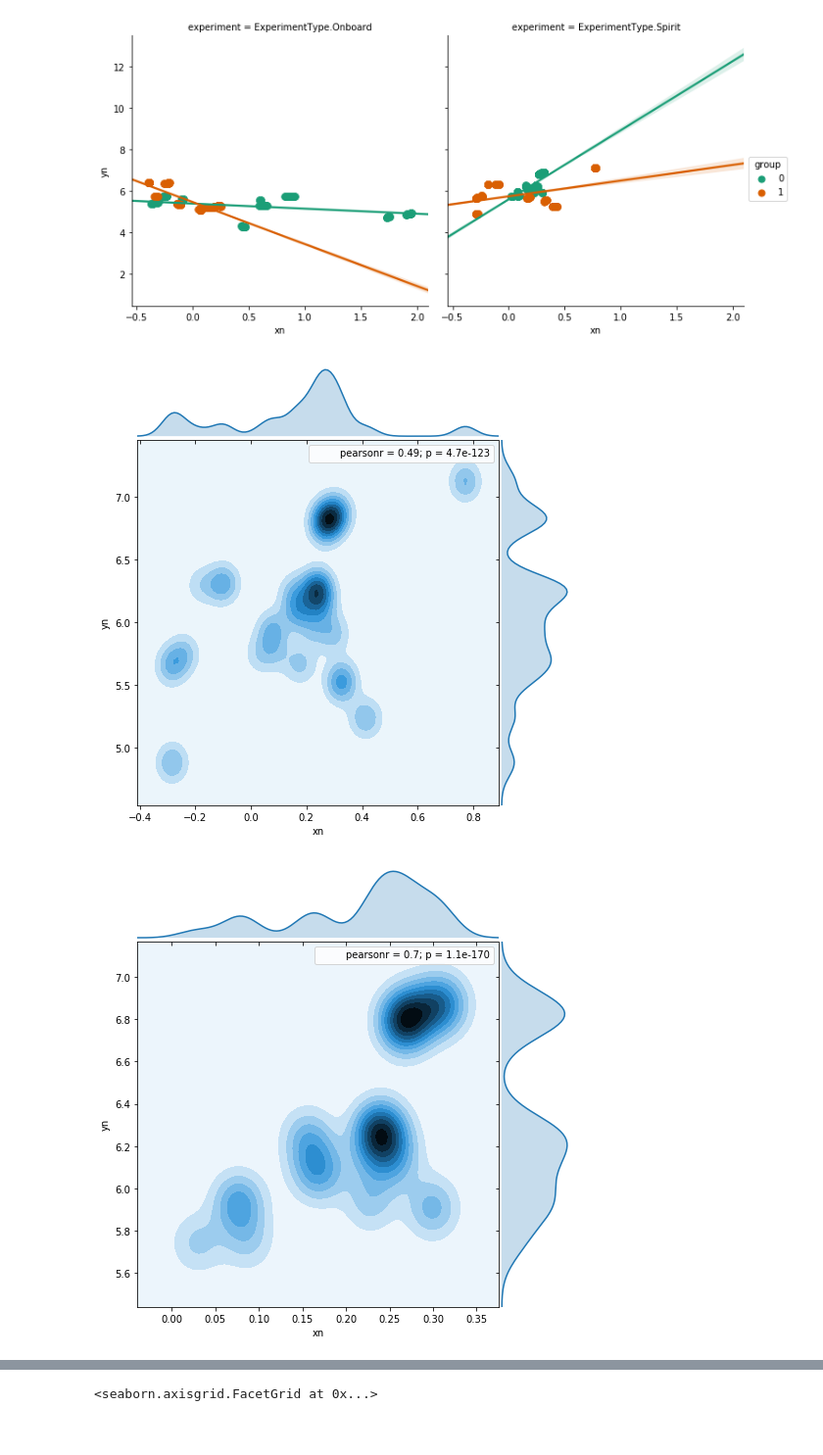
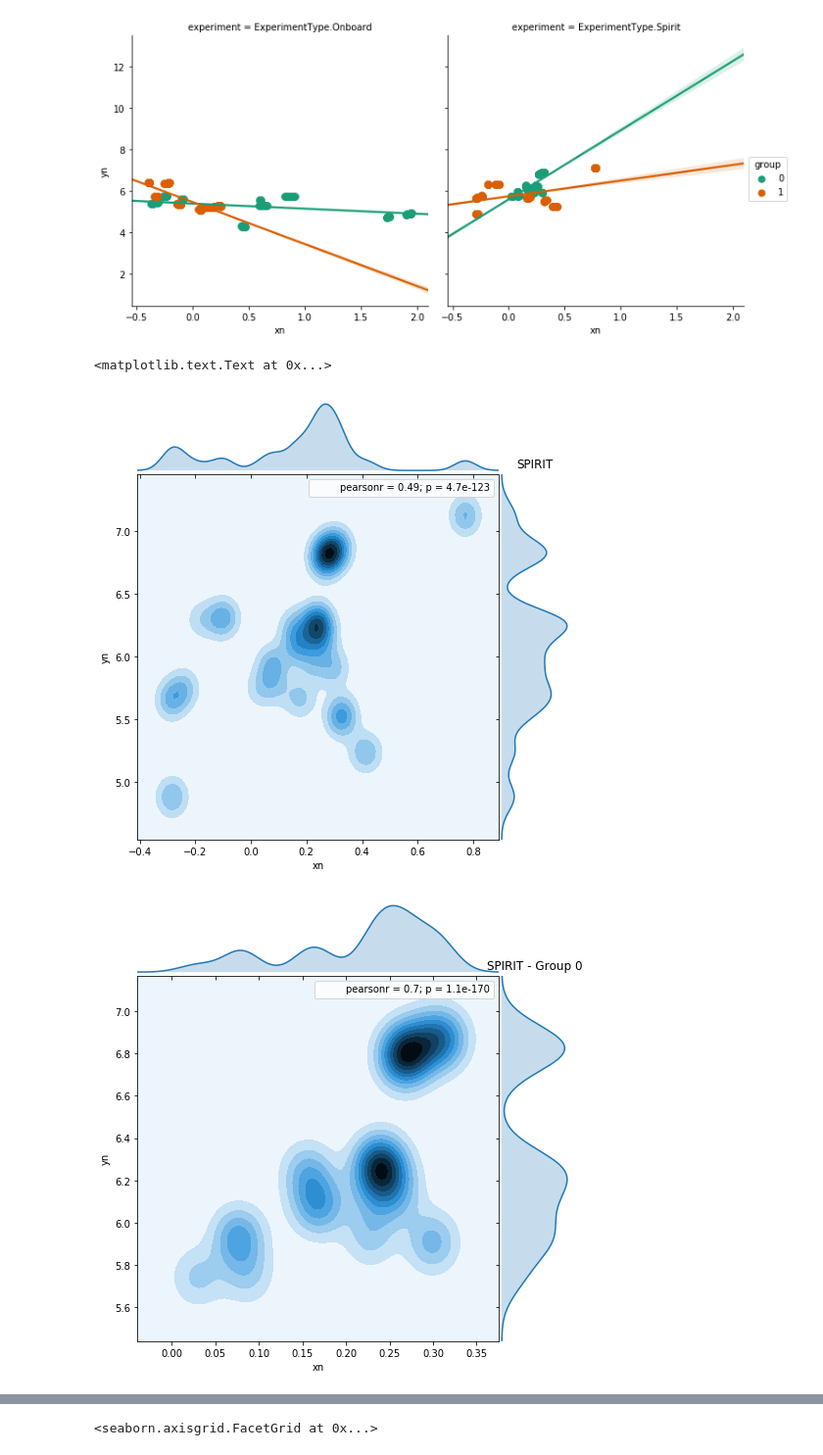
Before and after one commit to ahermassi/spirit, a Jupyter notebook: analysis/Analysis_Py3.ipynb, the cells around one changed output, grey strips where cells are left out. Shown at 98% size. Cells and saved outputs as stored; diff of their text form; code cells hidden in the pictures.

```diff
--- a/analysis/Analysis_Py3.ipynb
+++ b/analysis/Analysis_Py3.ipynb
@@ -563,8 +604,12 @@ sns.lmplot(x="xn", y="yn", col="experiment", hue="group", data=results[results.a
 [figure]
 # %%
 g = sns.jointplot(spirit_arrived.xn, spirit_arrived.yn, kind="kde", size=7, space=0)
+plt.title("SPIRIT")
 g = sns.jointplot(spirit_arrived[spirit_arrived.group==0].xn, spirit_arrived[spirit_arrived.group==0].yn, kind="kde", size=7, space=0)
+plt.title("SPIRIT - Group 0")
 g = sns.jointplot(spirit_arrived[spirit_arrived.group==1].xn, spirit_arrived[spirit_arrived.group==1].yn, kind="kde", size=7, space=0)
+plt.title("SPIRIT - Group 1")
 # %% [output]
+<matplotlib.text.Text at 0x...>
-[figure, old version]
+[figure, new version]
-[figure, old version]
+[figure, new version]
```
Also changed, not shown: parts of 26 cells of this notebook.
